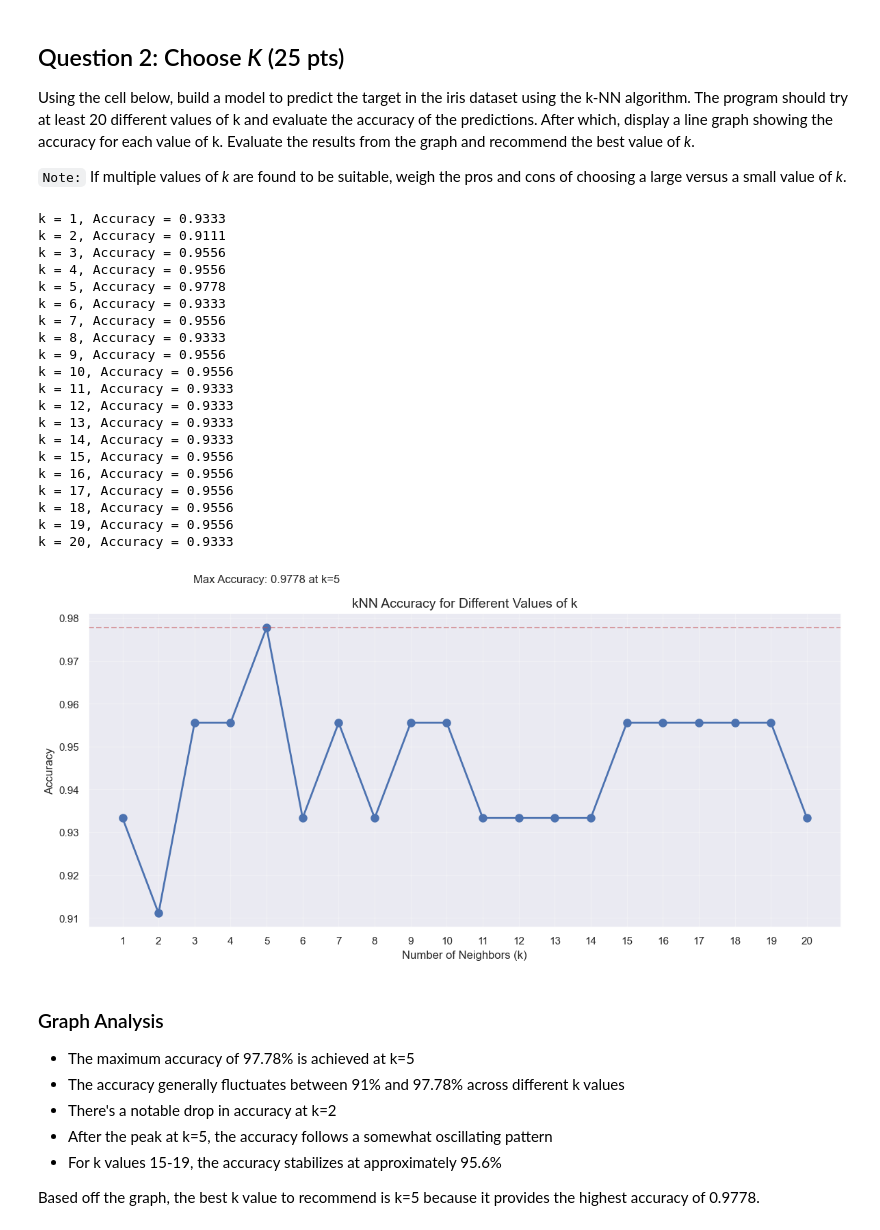
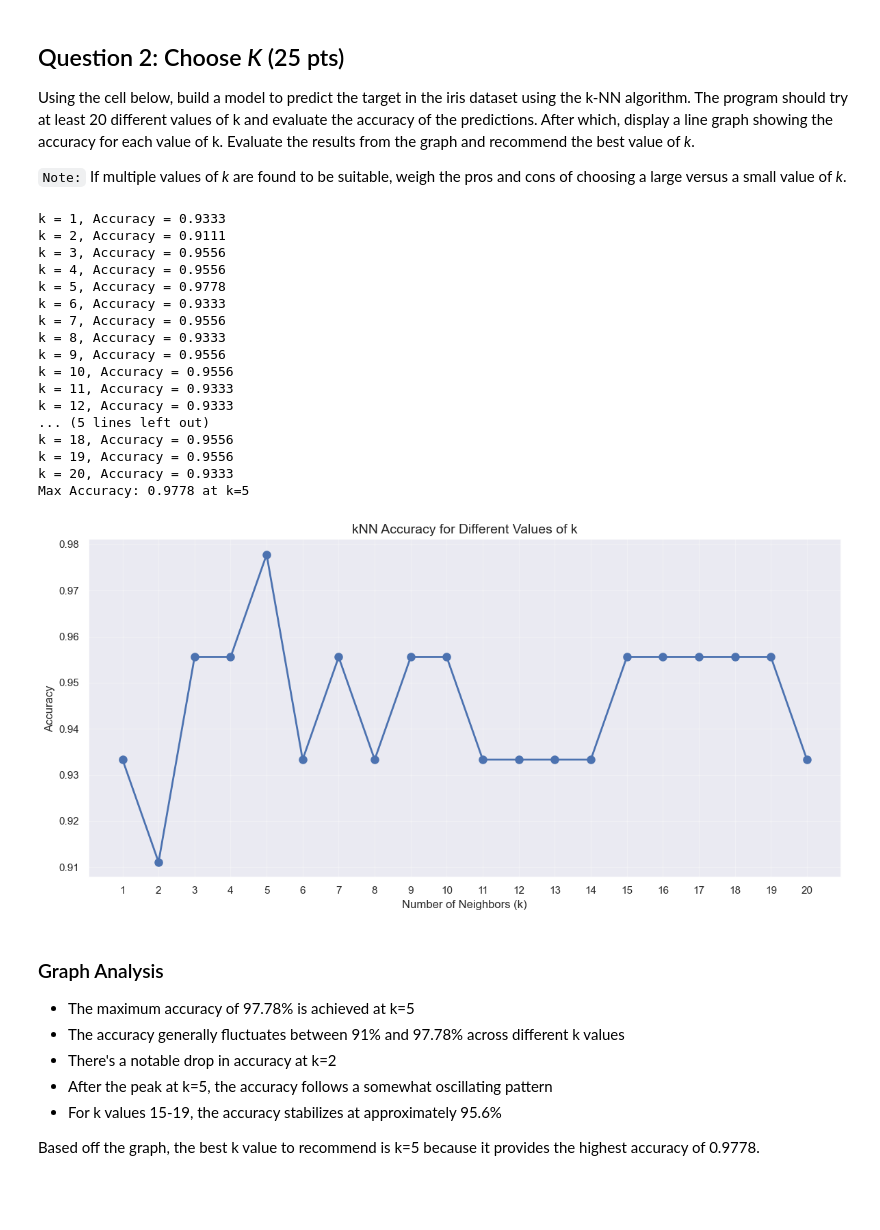
Before and after one commit to DavidYu75/ds3000-assignments, a Jupyter notebook: DS3000.A09.David.Yu.ipynb, the cells around one changed output. Cells and saved outputs as stored; diff of their text form; code cells hidden in the pictures; blank space fills up the shorter version.

```diff
--- a/DS3000.A09.David.Yu.ipynb
+++ b/DS3000.A09.David.Yu.ipynb
@@ -173,6 +173,10 @@ for k in k_values:
     accuracies.append(accuracy)
 
     print(f"k = {k}, Accuracy = {accuracy:.4f}")
+
+max_accuracy = max(accuracies)
+max_k = k_values[accuracies.index(max_accuracy)]
+print(f'Max Accuracy: {max_accuracy:.4f} at k={max_k}')
 # %% [output]
 k = 1, Accuracy = 0.9333
 k = 2, Accuracy = 0.9111
@@ -186,34 +190,24 @@ k = 9, Accuracy = 0.9556
 k = 10, Accuracy = 0.9556
 k = 11, Accuracy = 0.9333
 k = 12, Accuracy = 0.9333
-k = 13, Accuracy = 0.9333
-k = 14, Accuracy = 0.9333
-k = 15, Accuracy = 0.9556
-k = 16, Accuracy = 0.9556
-k = 17, Accuracy = 0.9556
+... (5 lines left out)
 k = 18, Accuracy = 0.9556
 k = 19, Accuracy = 0.9556
 k = 20, Accuracy = 0.9333
+Max Accuracy: 0.9778 at k=5
 # %%
 plt.figure(figsize=(12, 6))
 plt.plot(k_values, accuracies, 'o-', markersize=8, linewidth=2)
 plt.xlabel('Number of Neighbors (k)', fontsize=12)
 plt.ylabel('Accuracy', fontsize=12)
 plt.title('kNN Accuracy for Different Values of k', fontsize=14)
 plt.xticks(k_values)
 plt.grid(True, alpha=0.3)
 
-# Add a horizontal line at the maximum accuracy
-max_accuracy = max(accuracies)
-max_k = k_values[accuracies.index(max_accuracy)]
-plt.axhline(y=max_accuracy, color='r', linestyle='--', alpha=0.5)
-plt.text(max_k, max_accuracy + 0.01, f'Max Accuracy: {max_accuracy:.4f} at k={max_k}',
-         fontsize=12, ha='center', va='bottom')
-
 plt.tight_layout()
 plt.show()
 # %% [output]
-[figure, old version]
+[figure, new version]
 # %% [markdown]
 ### Graph Analysis
 - The maximum accuracy of 97.78% is achieved at k=5
```
Also changed, not shown: parts of 4 cells of this notebook.
